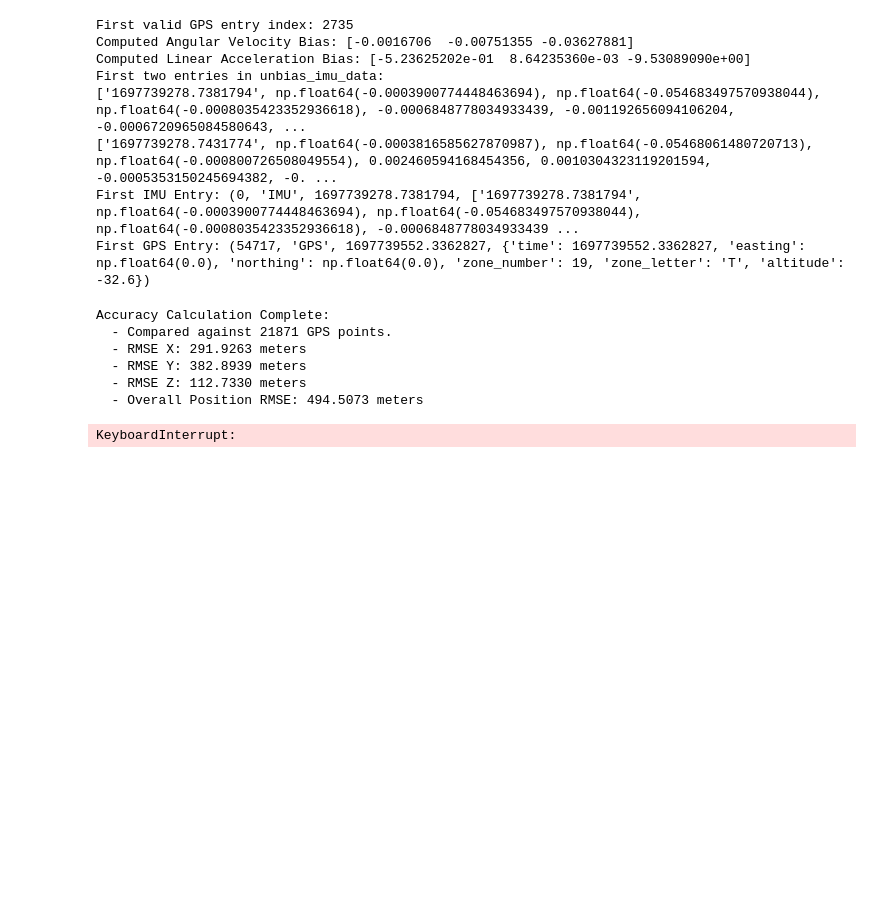
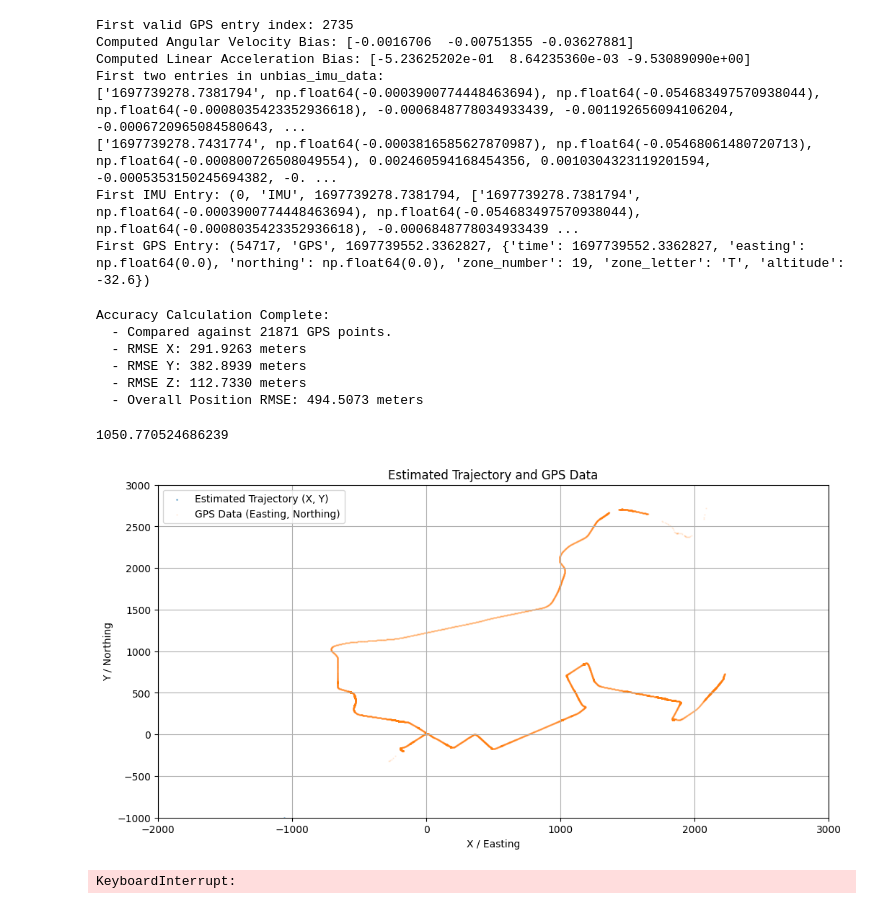
Before and after one commit to IseanB/SensorFusion-KalmanFilter, a Jupyter notebook: KF_SensorFusion.ipynb, the cells around one changed output. Drawn from its saved outputs; the diff is of its cells as text; code cells hidden in the pictures; blank space fills up the shorter version.

Commit message:
brute force algorithm completed run

```diff
--- a/KF_SensorFusion.ipynb
+++ b/KF_SensorFusion.ipynb
@@ -1295,6 +1311,18 @@ Accuracy Calculation Complete:
   - RMSE Y: 382.8939 meters
   - RMSE Z: 112.7330 meters
   - Overall Position RMSE: 494.5073 meters
+# %%
+print(best_set['accuracy_metric']) # Showcases the brute force algorith doesn't work well.
+# %% [output]
+1050.770524686239
+# %%
+final_state = best_set['final_state']
+if isinstance(final_state, np.ndarray) and final_state.ndim == 1:
+    # If it's a 1D array, wrap it in a list
+    final_state = [final_state.tolist()]
+sensor_fusion.plot_kf_states_2d(final_state, save_path='./best_set_plot.png')
+# %% [output]
+[figure, added]
 # %%
 best_set = sensor_fusion.run_pruning_kalman_filter()
 # %% [output]
```
Also changed, not shown: parts of 2 cells of this notebook.
